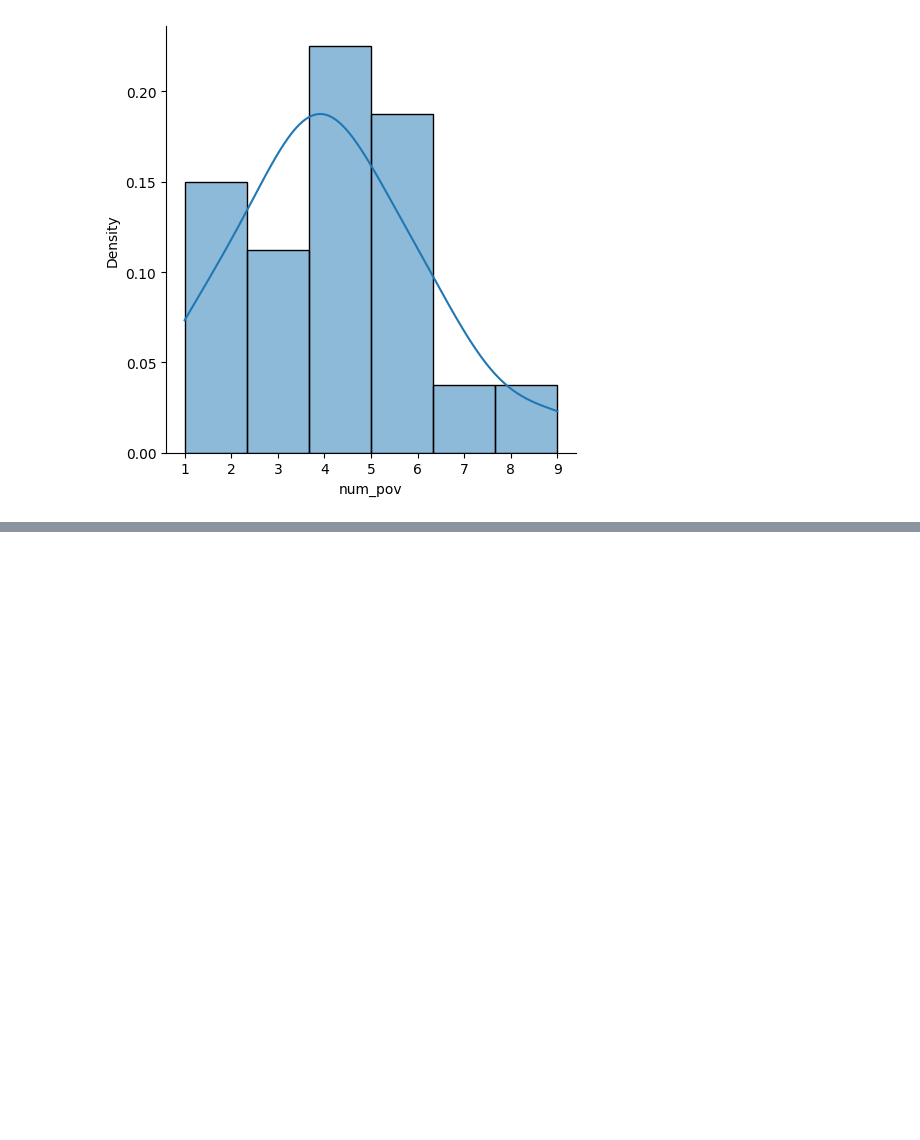
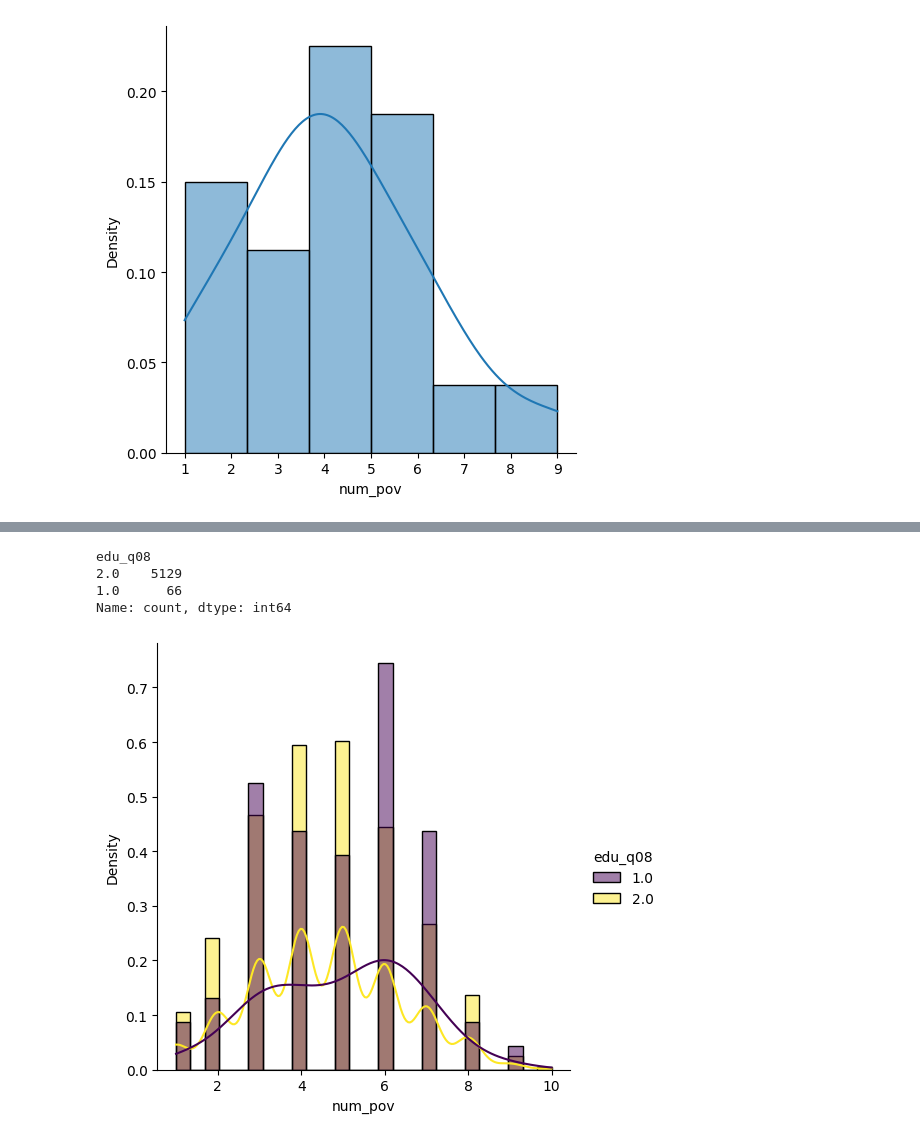
Before and after one commit to BorisLeung/STA841Kaggle, a Jupyter notebook: eda2.ipynb, the cells around one changed output, grey strips where cells are left out. Cells and saved outputs as stored; diff of their text form; code cells hidden in the pictures; blank space fills up the shorter version.

```diff
--- a/eda2.ipynb
+++ b/eda2.ipynb
@@ -160,0 +188,8 @@ see_dist(combined_transformed_train_with_num_pov[too_expensive_mask])
+# %%
+see_dist(attended_school, "edu_q08")
+# %% [output]
+edu_q08
+2.0    5129
+1.0      66
+Name: count, dtype: int64
+[figure, added]
```
Also changed, not shown: parts of 5 cells of this notebook, 2 other files.
